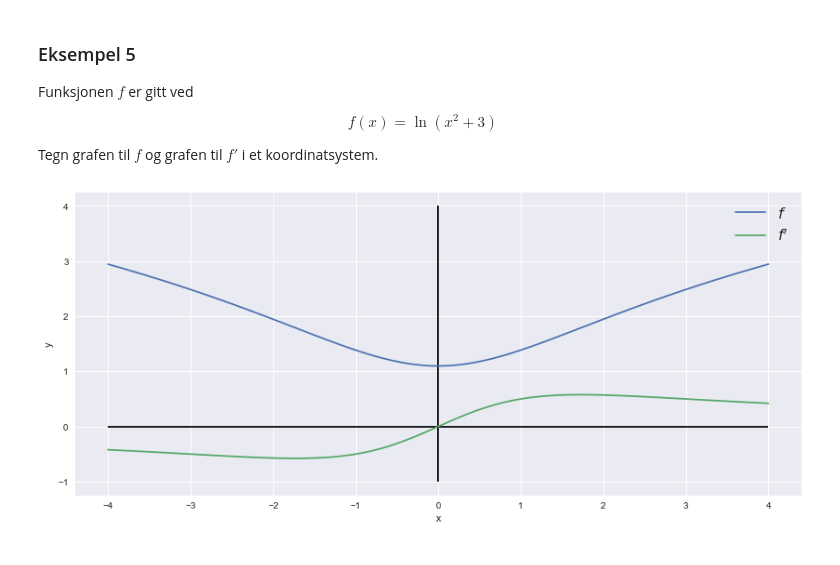
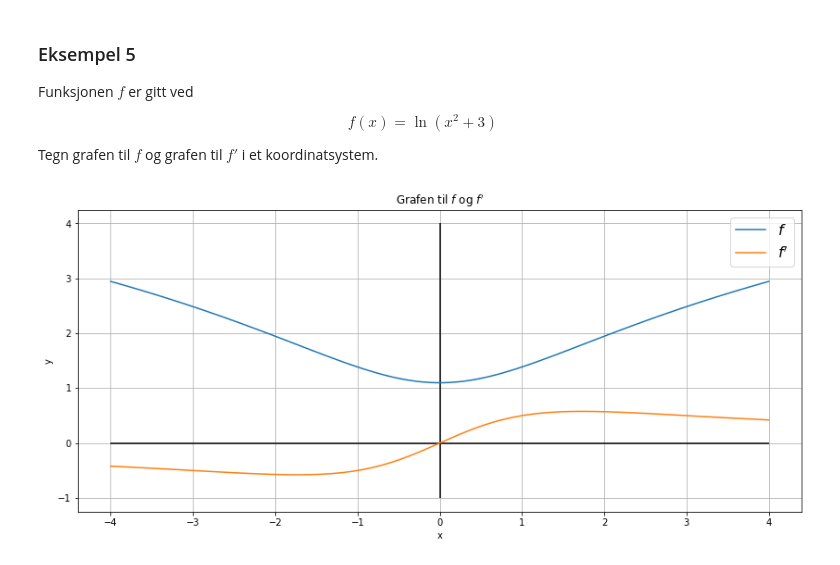
Before and after one commit to tork73/R1, a Jupyter notebook: _sources/plotte.ipynb, the cells around one changed output. Drawn from its saved outputs; the diff is of its cells as text; code cells hidden in the pictures.

```diff
--- a/_sources/plotte.ipynb
+++ b/_sources/plotte.ipynb
@@ -102,7 +102,7 @@ def f(x):
     return x**5+x**3
 
 Y = f(X)
-plt.style.use("seaborn")
+
 plt.plot(X, Y, label=r"$f$")
 plt.plot(Y, X, label=r"$f^{-1}$")
 plt.plot([-2, 2], [-2, 2],"--", label=r"$y=x$")
@@ -111,6 +111,7 @@ plt.vlines(0, -2, 2)
 plt.title(r"Grafen til $f$ og $f^{-1}$")
 plt.xlabel("x")
 plt.ylabel("y")
+plt.grid()
 plt.legend()
 plt.show()
 # %% [output]
@@ -126,29 +127,31 @@ Tegn grafen til $f$ og grafen til $f'$ i et koordinatsystem.
 # %%
 import numpy as np
 import matplotlib.pyplot as plt
 
 def f(x):
     return np.log(x**2+3)  # np.log(x) er naturlig logaritme til x
 
 # Derfinerer den deriverte til funksjonen f:
 
 def df(x, h=0.00001):
     return (f(x+h)-f(x))/h
 
 # Definerer x-verdier og y-verdier:
 
 X = np.linspace(-4, 4, 100)
 Y = f(X)
 dY = df(X)
 plt.figure(figsize=(14, 6))  # Definerer størrelse på figur
 
 plt.plot(X, Y, label=r"$f$")
 plt.plot(X, dY, label=r"$f'$")
 plt.vlines(0, -1, 4)  # Legger til y-aksen
 plt.hlines(0, -4, 4)  # Legger til x-aksen
 plt.xlabel("x")
 plt.ylabel("y")
+plt.title(r"Grafen til $f$ og $f'$")
+plt.grid()
 plt.legend(fontsize=16)
 plt.show()
 # %% [output]
-[figure, old version]
+[figure, new version]
```
Also changed, not shown: parts of 3 cells of this notebook, 12 other files.
